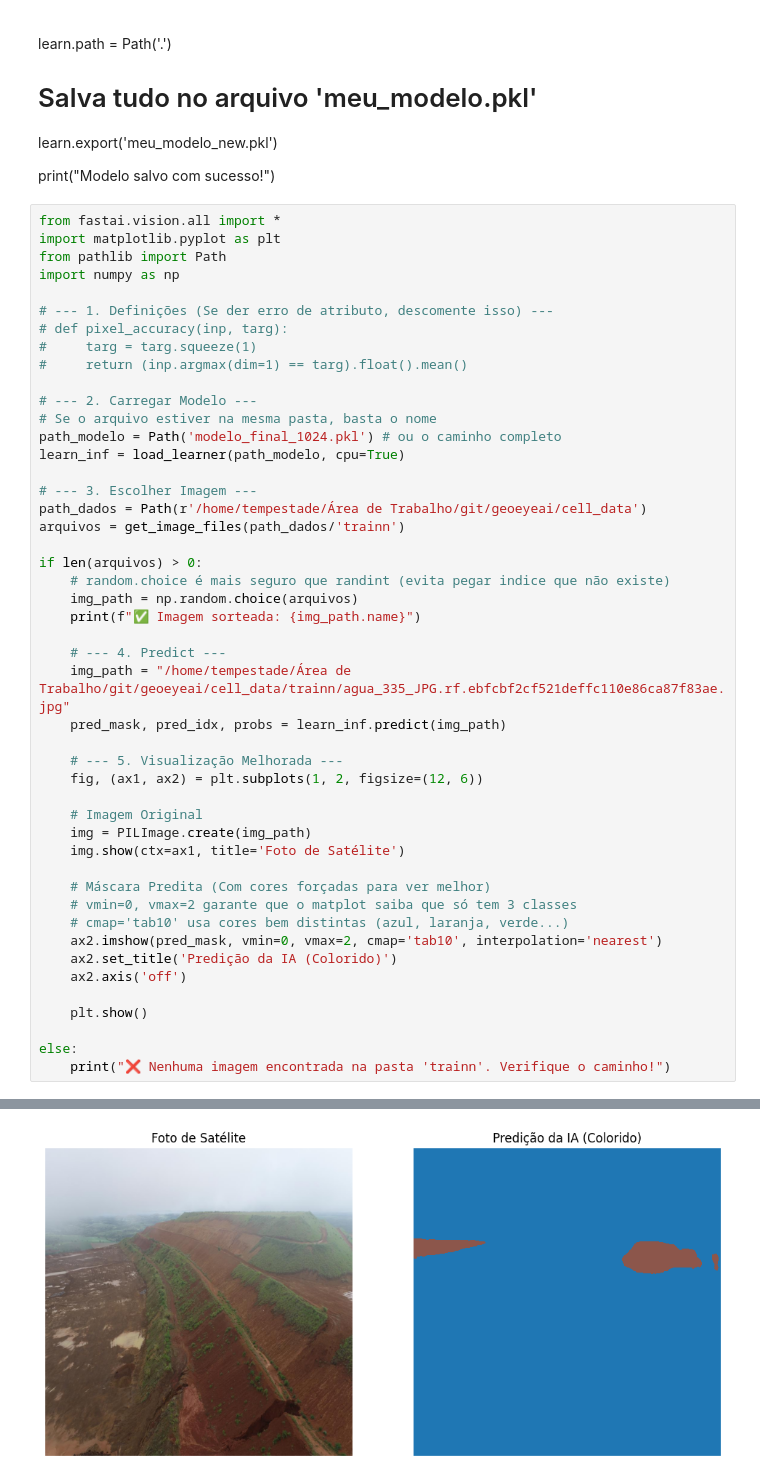
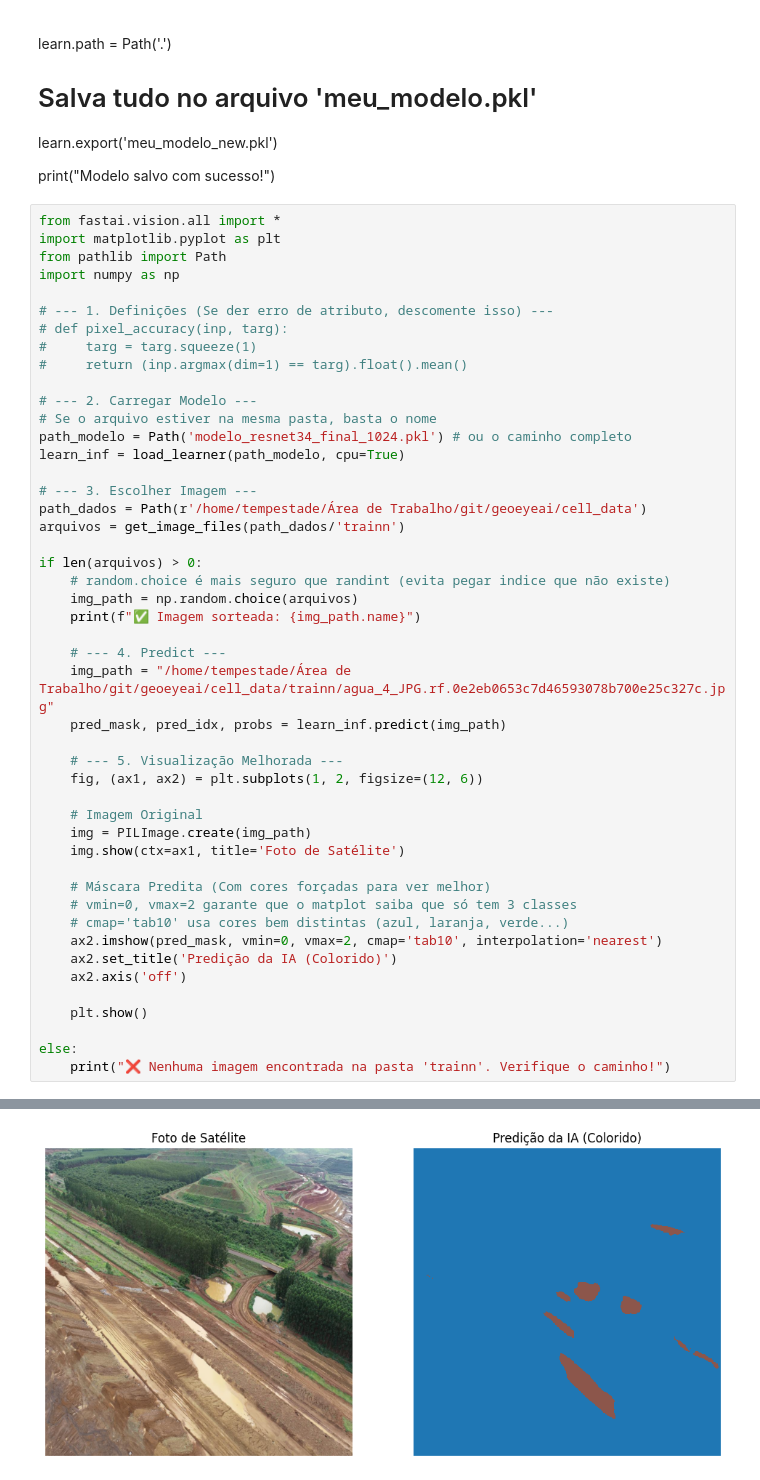
Before and after one commit to wmpjrufg/geoeyeai, a Jupyter notebook: test copy.ipynb, the cells around one changed output, grey strips where cells are left out. Cells and saved outputs as stored; diff of their text form.

```diff
--- a/test copy.ipynb
+++ b/test copy.ipynb
@@ -368,7 +401,7 @@ import numpy as np
 
 # --- 2. Carregar Modelo ---
 # Se o arquivo estiver na mesma pasta, basta o nome
-path_modelo = Path('modelo_final_1024.pkl') # ou o caminho completo
+path_modelo = Path('modelo_resnet34_final_1024.pkl') # ou o caminho completo
 learn_inf = load_learner(path_modelo, cpu=True)
 
 # --- 3. Escolher Imagem ---
@@ -381,7 +414,7 @@ if len(arquivos) > 0:
     print(f"✅ Imagem sorteada: {img_path.name}")
 
     # --- 4. Predict ---
-    img_path = "/home/tempestade/Área de Trabalho/git/geoeyeai/cell_data/trainn/agua_335_JPG.rf.ebfcbf2cf521deffc110e86ca87f83ae.jpg"
+    img_path = "/home/tempestade/Área de Trabalho/git/geoeyeai/cell_data/trainn/agua_4_JPG.rf.0e2eb0653c7d46593078b700e25c327c.jpg"
     pred_mask, pred_idx, probs = learn_inf.predict(img_path)
 
     # --- 5. Visualização Melhorada ---
@@ -407,2 +440,2 @@ else:
 [interactive output not drawn]
-[figure, old version]
+[figure, new version]
```
Also changed, not shown: parts of 2 cells of this notebook, 2 other files.
